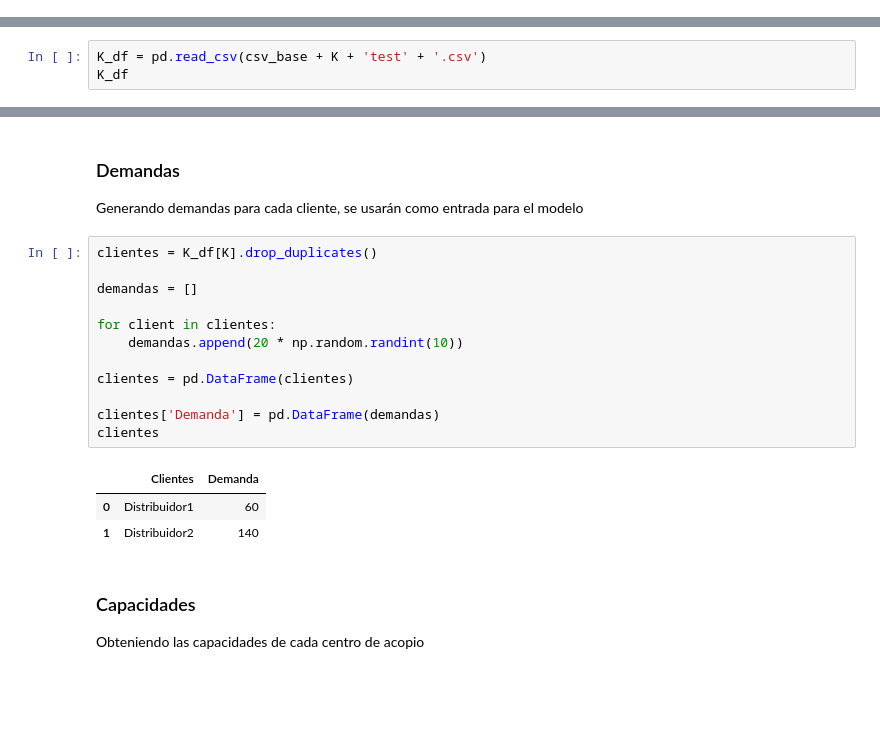
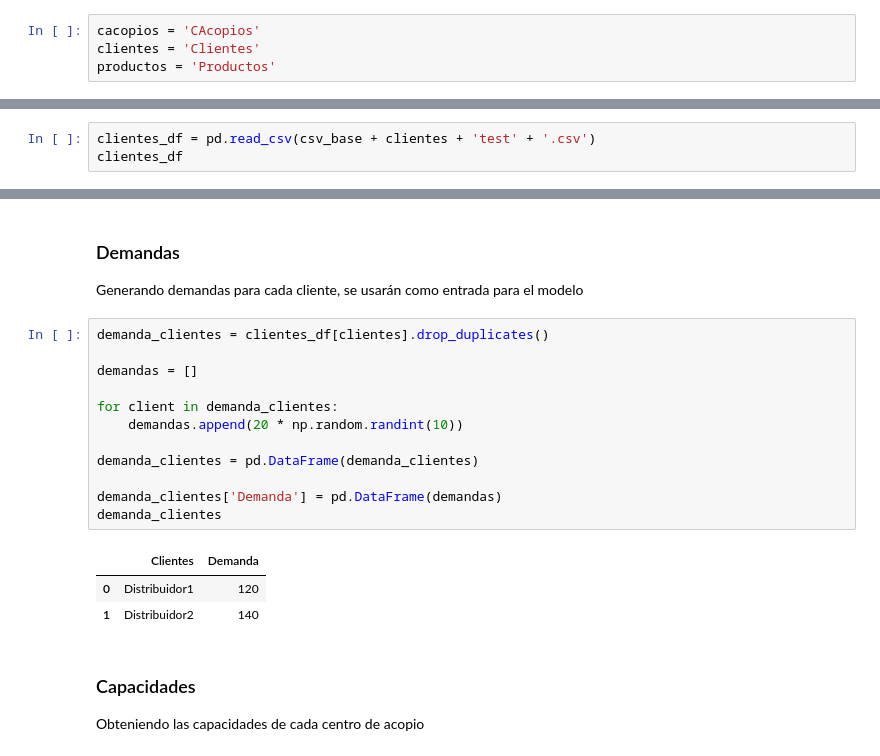
Before and after one commit to jefftorres/cheese, a Jupyter notebook: Queso.ipynb, the cells around one changed output, grey strips where cells are left out. Cells and saved outputs as stored; diff of their text form; blank space fills up the shorter version.

```diff
--- a/Queso.ipynb
+++ b/Queso.ipynb
@@ -21,3 +13,7 @@ P = 'Productos'
+# %%
+cacopios = 'CAcopios'
+clientes = 'Clientes'
+productos = 'Productos'
 # %%
 csv_base = './csv/'
 
@@ -58,8 +46,8 @@ J_df
 # %% [markdown]
 ## Clientes
 # %%
-K_df = pd.read_csv(csv_base + K + 'test' + '.csv')
-K_df
+clientes_df = pd.read_csv(csv_base + clientes + 'test' + '.csv')
+clientes_df
 # %% [output]
 |  | Clientes |
 | 0 | Distribuidor1 |
@@ -91,20 +79,20 @@ Tomando demandas por cada centro de acopio, se definen distintos escenarios de p
 ### Demandas
 Generando demandas para cada cliente, se usarán como entrada para el modelo
 # %%
-clientes = K_df[K].drop_duplicates()
+demanda_clientes = clientes_df[clientes].drop_duplicates()
 
 demandas = []
 
-for client in clientes:
+for client in demanda_clientes:
     demandas.append(20 * np.random.randint(10))
 
-clientes = pd.DataFrame(clientes)
+demanda_clientes = pd.DataFrame(demanda_clientes)
 
-clientes['Demanda'] = pd.DataFrame(demandas)
-clientes
+demanda_clientes['Demanda'] = pd.DataFrame(demandas)
+demanda_clientes
 # %% [output]
 |  | Clientes | Demanda |
-| 0 | Distribuidor1 | 60 |
+| 0 | Distribuidor1 | 120 |
 | 1 | Distribuidor2 | 140 |
 # %% [markdown]
 ### Capacidades
```
Also changed, not shown: parts of 19 cells of this notebook.
